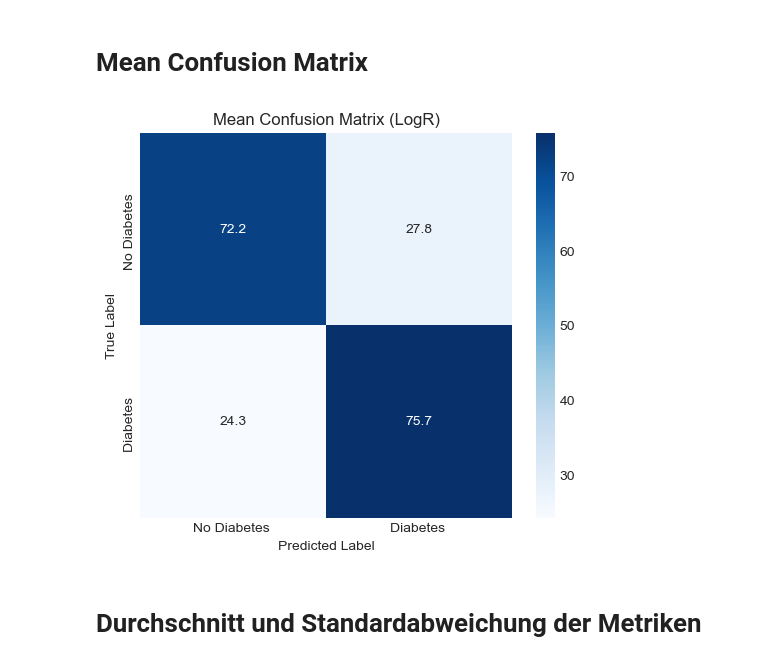
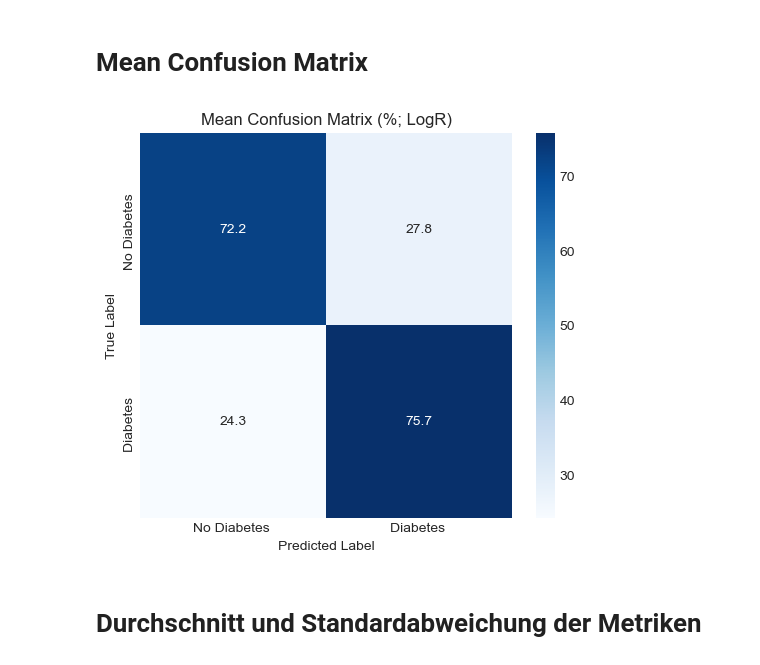
Before and after one commit to mettlrob/FoDS-Diabetes-Diagnosis, a Jupyter notebook: ML_Models/log_reg/log_reg.ipynb, the cells around one changed output. Cells and saved outputs as stored; diff of their text form; code cells hidden in the pictures.

```diff
--- a/ML_Models/log_reg/log_reg.ipynb
+++ b/ML_Models/log_reg/log_reg.ipynb
@@ -310,22 +310,22 @@ plt.savefig('../../output/Log_R_output/Shap_feature_importance_LogR.png')
 # %%
 # Mean Confusion Matrix berechnen und plotten
 mean_conf_matrix = np.mean(conf_matrices, axis=0) # absolute Mean Werte
 
 mean_conf_matrix = mean_conf_matrix / mean_conf_matrix.sum(axis=1, keepdims=True) * 100  # Macht aus absoluten relative Werte für Confusion Matrix
 
 plt.figure(figsize=(6, 5))
 sns.heatmap(mean_conf_matrix, annot=True, fmt=".1f", cmap="Blues",
             xticklabels=["No Diabetes ", "Diabetes "],
             yticklabels=["No Diabetes ", "Diabetes "])
 plt.xlabel('Predicted Label')
 plt.ylabel('True Label')
-plt.title('Mean Confusion Matrix (LogR)')
+plt.title('Mean Confusion Matrix (%; LogR)')
 #plt.show()
 
 # Save fig
 plt.savefig('../../output/Log_R_output/Mean_cm_LogR.png')
 # %% [output]
-[figure, old version]
+[figure, new version]
 # %% [markdown]
 # Durchschnitt und Standardabweichung der Metriken
 # %%
```
Also changed, not shown: 1 other file.
